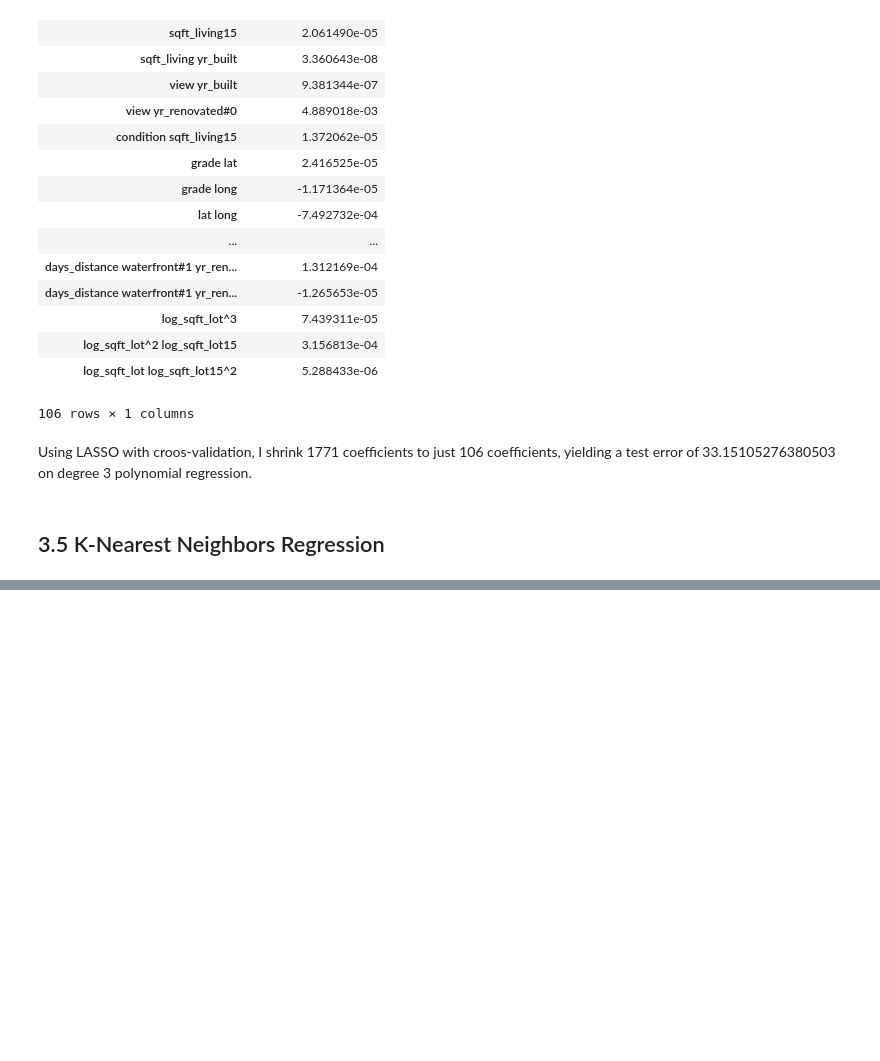
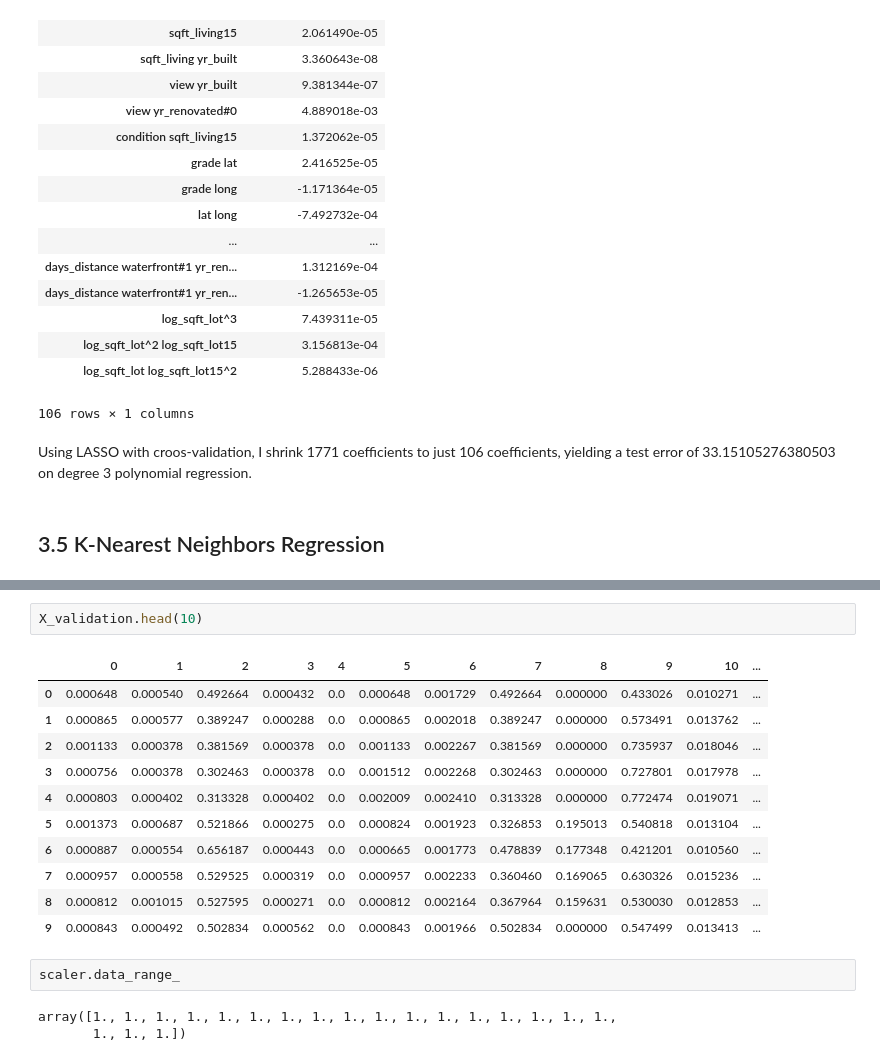
Before and after one commit to CoolGIRLCOCO/Kaggle-Examples, a Jupyter notebook: Apply Regression Methods on House Prices Prediction(Part 2).ipynb, the cells around one changed output, grey strips where cells are left out. Cells and saved outputs as stored; diff of their text form; blank space fills up the shorter version.

```diff
--- a/Apply Regression Methods on House Prices Prediction(Part 2).ipynb
+++ b/Apply Regression Methods on House Prices Prediction(Part 2).ipynb
@@ -743,0 +826,19 @@ Using LASSO with croos-validation, I shrink 1771 coefficients to just 106 coeffi
+# %%
+X_validation.head(10)
+# %% [output]
+|  | 0 | 1 | 2 | 3 | 4 | 5 | 6 | 7 | 8 | 9 | 10 | ... |
+| 0 | 0.000648 | 0.000540 | 0.492664 | 0.000432 | 0.0 | 0.000648 | 0.001729 | 0.492664 | 0.000000 | 0.433026 | 0.010271 | ... |
+| 1 | 0.000865 | 0.000577 | 0.389247 | 0.000288 | 0.0 | 0.000865 | 0.002018 | 0.389247 | 0.000000 | 0.573491 | 0.013762 | ... |
+| 2 | 0.001133 | 0.000378 | 0.381569 | 0.000378 | 0.0 | 0.001133 | 0.002267 | 0.381569 | 0.000000 | 0.735937 | 0.018046 | ... |
+| 3 | 0.000756 | 0.000378 | 0.302463 | 0.000378 | 0.0 | 0.001512 | 0.002268 | 0.302463 | 0.000000 | 0.727801 | 0.017978 | ... |
+| 4 | 0.000803 | 0.000402 | 0.313328 | 0.000402 | 0.0 | 0.002009 | 0.002410 | 0.313328 | 0.000000 | 0.772474 | 0.019071 | ... |
+| 5 | 0.001373 | 0.000687 | 0.521866 | 0.000275 | 0.0 | 0.000824 | 0.001923 | 0.326853 | 0.195013 | 0.540818 | 0.013104 | ... |
+| 6 | 0.000887 | 0.000554 | 0.656187 | 0.000443 | 0.0 | 0.000665 | 0.001773 | 0.478839 | 0.177348 | 0.421201 | 0.010560 | ... |
+| 7 | 0.000957 | 0.000558 | 0.529525 | 0.000319 | 0.0 | 0.000957 | 0.002233 | 0.360460 | 0.169065 | 0.630326 | 0.015236 | ... |
+| 8 | 0.000812 | 0.001015 | 0.527595 | 0.000271 | 0.0 | 0.000812 | 0.002164 | 0.367964 | 0.159631 | 0.530030 | 0.012853 | ... |
+| 9 | 0.000843 | 0.000492 | 0.502834 | 0.000562 | 0.0 | 0.000843 | 0.001966 | 0.502834 | 0.000000 | 0.547499 | 0.013413 | ... |
+# %%
+scaler.data_range_
+# %% [output]
+array([1., 1., 1., 1., 1., 1., 1., 1., 1., 1., 1., 1., 1., 1., 1., 1., 1.,
+       1., 1., 1.])
```
Also changed, not shown: parts of 14 cells of this notebook.
